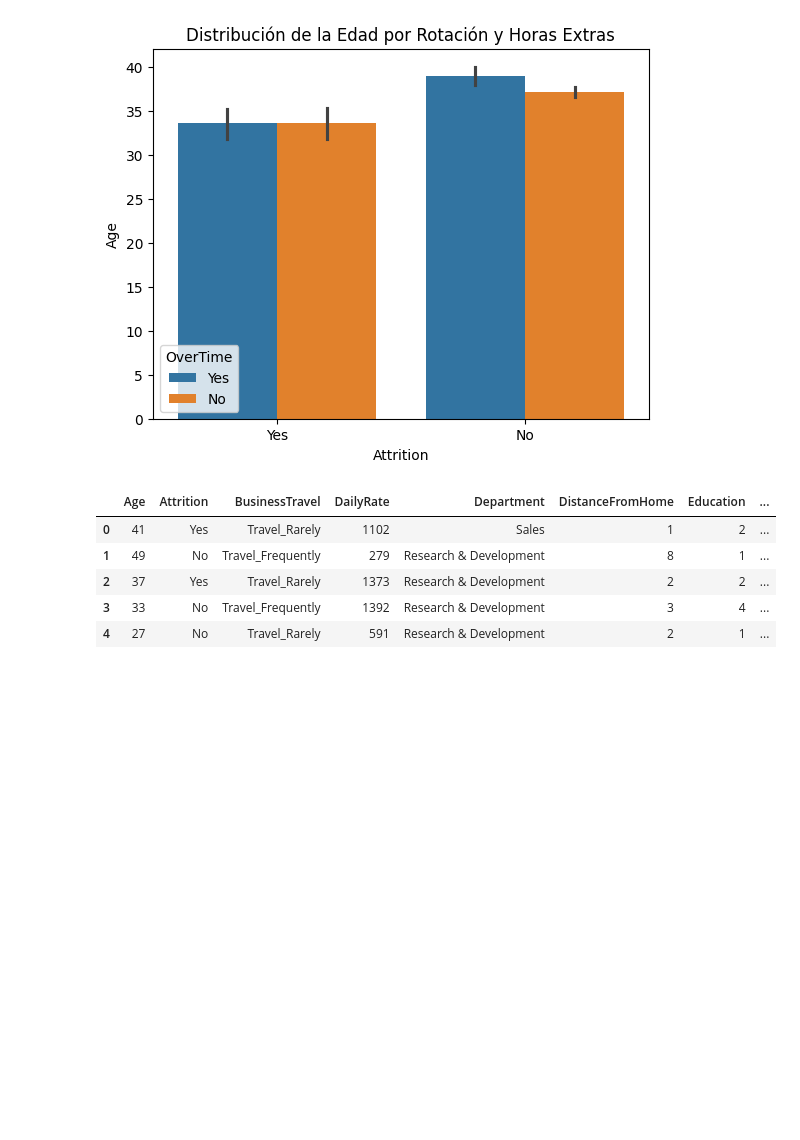
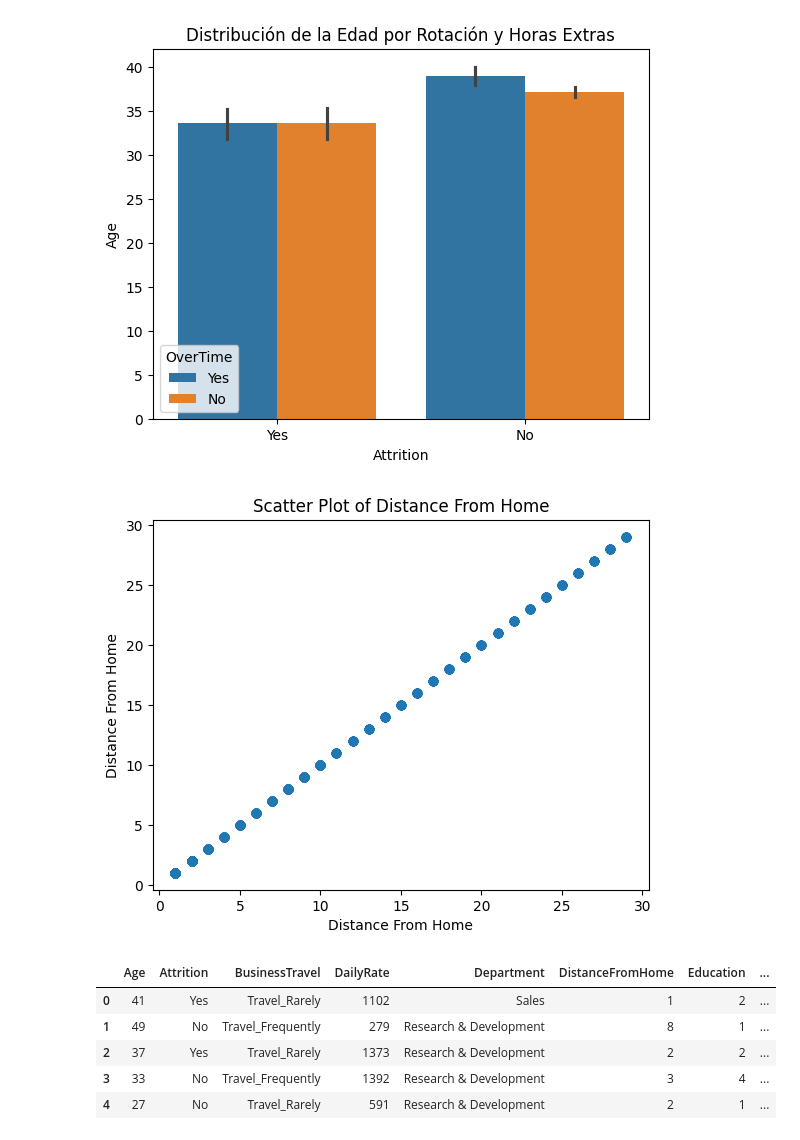
Before and after one commit to AndreAraya/Modelos-de-Machine-Learning-Diabetes-y-IBM-Atrittion-, a Jupyter notebook: IBM_attrition.ipynb, the cells around one changed output. Drawn from its saved outputs; the diff is of its cells as text; code cells hidden in the pictures; blank space fills up the shorter version.

```diff
--- a/IBM_attrition.ipynb
+++ b/IBM_attrition.ipynb
@@ -155,6 +155,14 @@ plt.title("Distribución de la Edad por Rotación y Horas Extras")
 plt.show()
 # %% [output]
 [figure]
+# %%
+plt.scatter(df['DistanceFromHome'], df['DistanceFromHome'])  #
+plt.title('Scatter Plot of Distance From Home')
+plt.xlabel('Distance From Home')
+plt.ylabel('Distance From Home')
+plt.show()
+# %% [output]
+[figure, added]
 # %%
 df.head()
 # %% [output]
```
